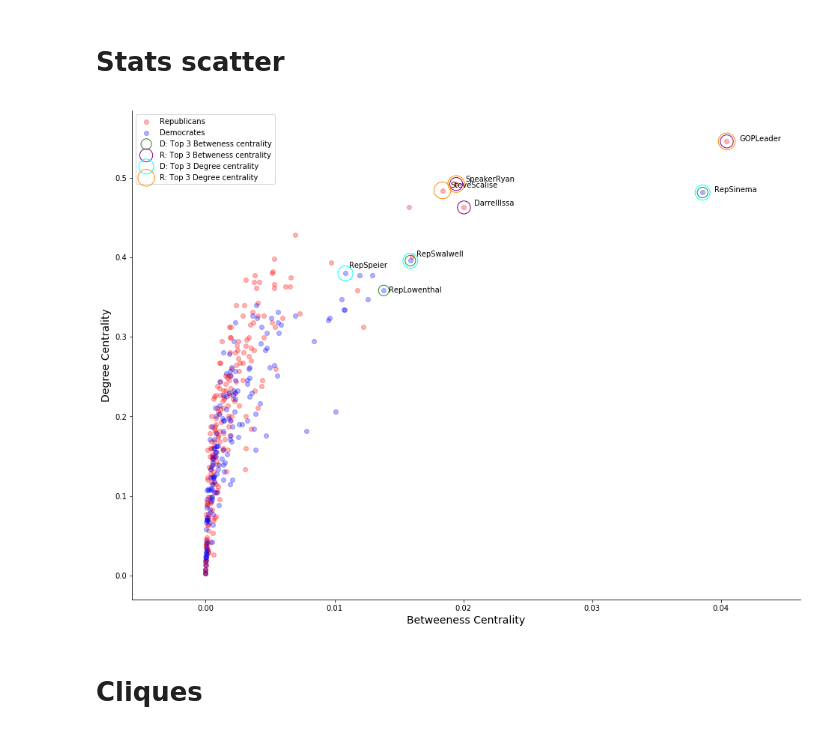
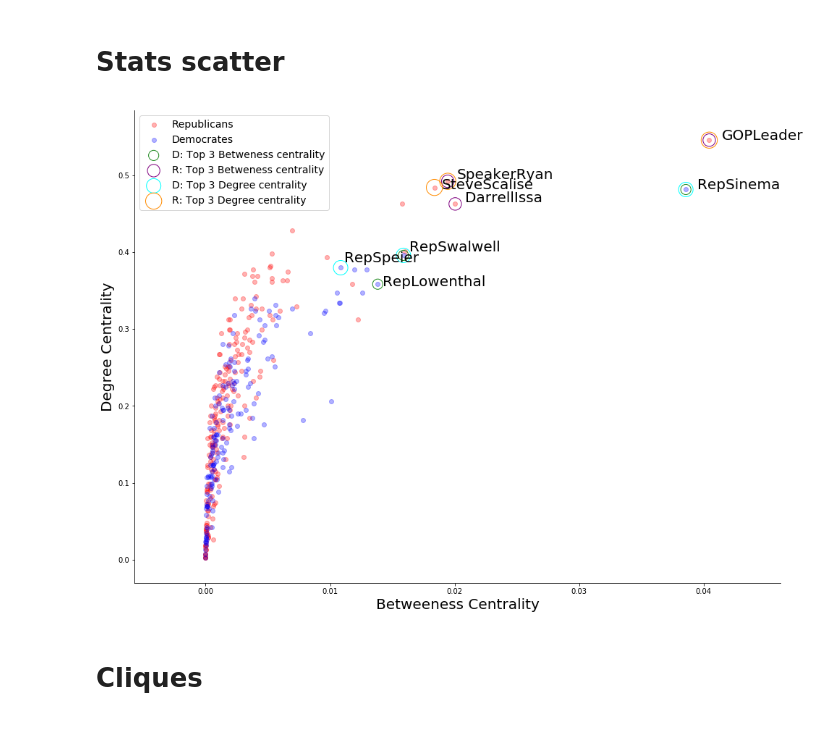
Before and after one commit to philippschmalen/Project_tsds, a Jupyter notebook: Simon/network_all_data.ipynb, the cells around one changed output. Drawn from its saved outputs; the diff is of its cells as text; code cells hidden in the pictures.

```diff
--- a/Simon/network_all_data.ipynb
+++ b/Simon/network_all_data.ipynb
@@ -356,40 +369,40 @@ for j in range(len(highs)):
     plt.scatter(net_stats[net_stats.isin(highs[j])].betweenness_cent,
                 net_stats[net_stats.isin(highs[j])].degree_cent,  s=200+j*100, facecolors='none', edgecolors=my_colors2[j], label = labels2[j])
 
 
 # ------------------------------------------------------------------------------------
 # the whole count and if thing is just to avoide to much cluttering of names
 count1 = 0
 count2 = 0
 
 for k in all_top_5.rep:
-    if k in ["WhipHoyer", "RepLowenthal", "RepGaramendi"]: # Might change as you get more data!
+    if k in ["WhipHoyer", "RepLowenthal", "RepGaramendi","SteveScalise"]: # Might change as you get more data!
 
         plt.annotate(k,
                  xy=(all_top_5[all_top_5.rep == k]["betweenness_cent"] + 0.001 - count2
-                     , all_top_5[all_top_5.rep == k]["degree_cent"]- 0.002 ))
+                     , all_top_5[all_top_5.rep == k]["degree_cent"]- 0.002 ), fontsize = 20)
 
     else:
         plt.annotate(k,
                  xy=(all_top_5[all_top_5.rep == k]["betweenness_cent"] + 0.001 - count2
-                     , all_top_5[all_top_5.rep == k]["degree_cent"] + count1 ))
+                     , all_top_5[all_top_5.rep == k]["degree_cent"] + count1 ), fontsize = 20)
     count1 += 0.001
     count2 += 0.0001
 # -------------------------------------------------------------------------------------
 
 
 #plt.scatter(high_BC_D.betweenness_cent, high_DC_D.degree_cent, s=200, facecolors='none', edgecolors="green")
 sns.despine()
-plt.xlabel("Betweeness Centrality", fontsize = 14)
-plt.ylabel("Degree Centrality", fontsize = 14)
+plt.xlabel("Betweeness Centrality", fontsize = 20)
+plt.ylabel("Degree Centrality", fontsize = 20)
 
 
-plt.legend()
+plt.legend(fontsize = 14)
 
 plt.savefig('party_net_BC_DC_scatter.pdf', bbox_inches="tight")
 plt.show()
 # %% [output]
-[figure, old version]
+[figure, new version]
 # %% [markdown]
 # Cliques
 # %%
```
Also changed, not shown: parts of 14 cells of this notebook.
